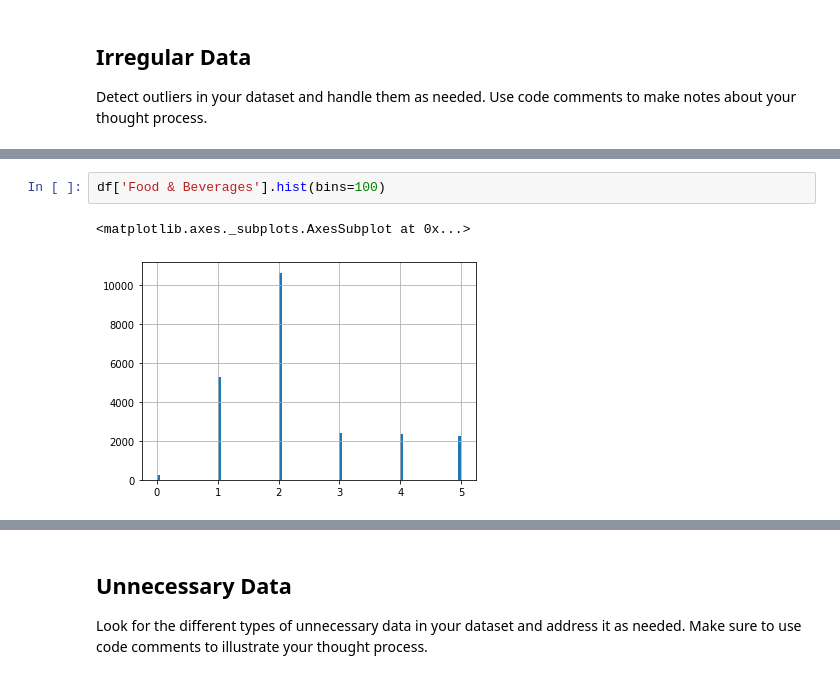
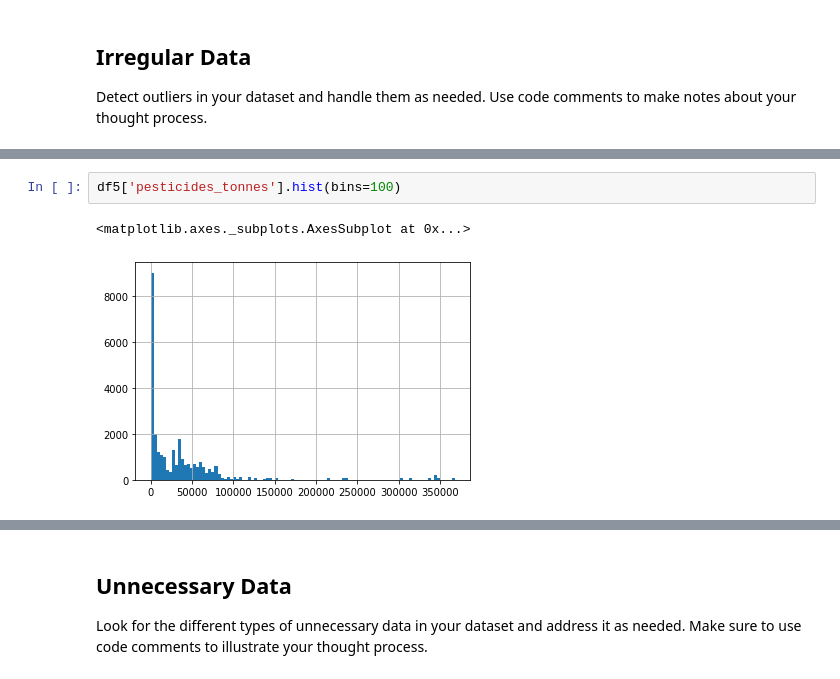
Before and after one commit to Prtb0/EDA_cropyield_prediction, a Jupyter notebook: cleaning/cleaning cropyield_prediction.ipynb, the cells around one changed output, grey strips where cells are left out. Drawn from its saved outputs; the diff is of its cells as text.

```diff
--- a/cleaning/cleaning cropyield_prediction.ipynb
+++ b/cleaning/cleaning cropyield_prediction.ipynb
@@ -415,5 +406,5 @@ df.boxplot(column=['Food & Beverages'])
 # %%
-df['Food & Beverages'].hist(bins=100)
+df5['pesticides_tonnes'].hist(bins=100)
 # %% [output]
 <matplotlib.axes._subplots.AxesSubplot at 0x...>
-[figure, old version]
+[figure, new version]
```
Also changed, not shown: parts of 9 cells of this notebook.
